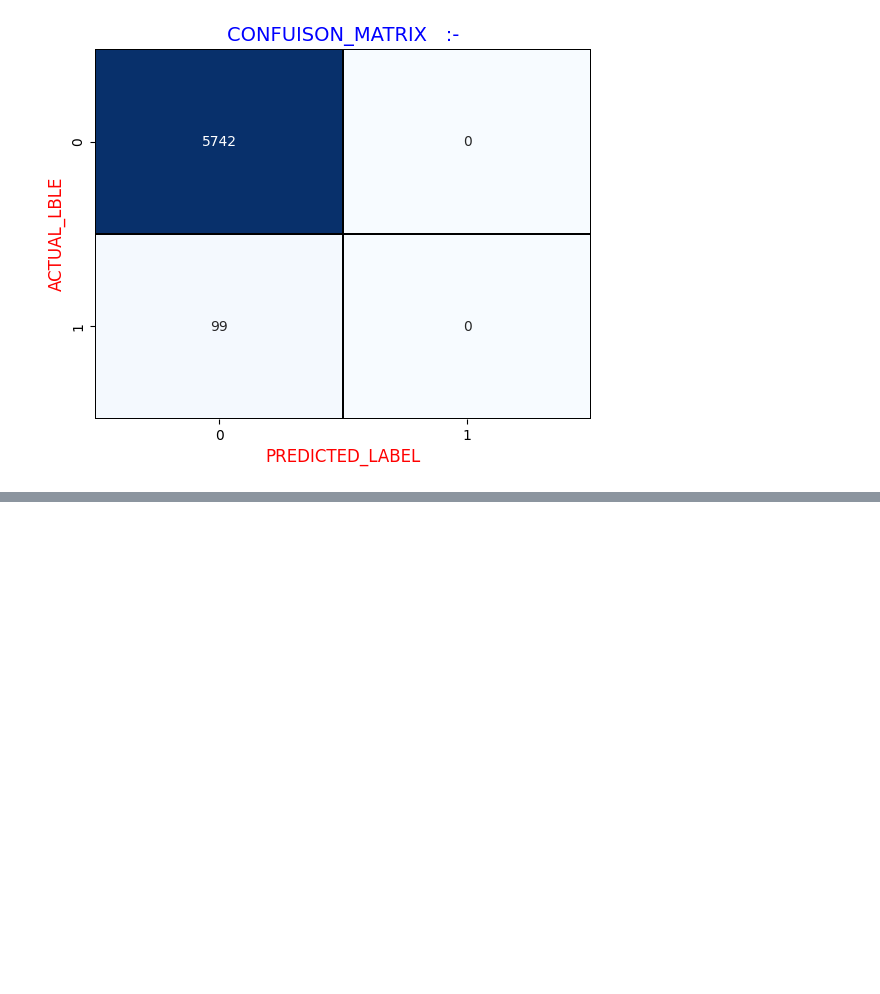
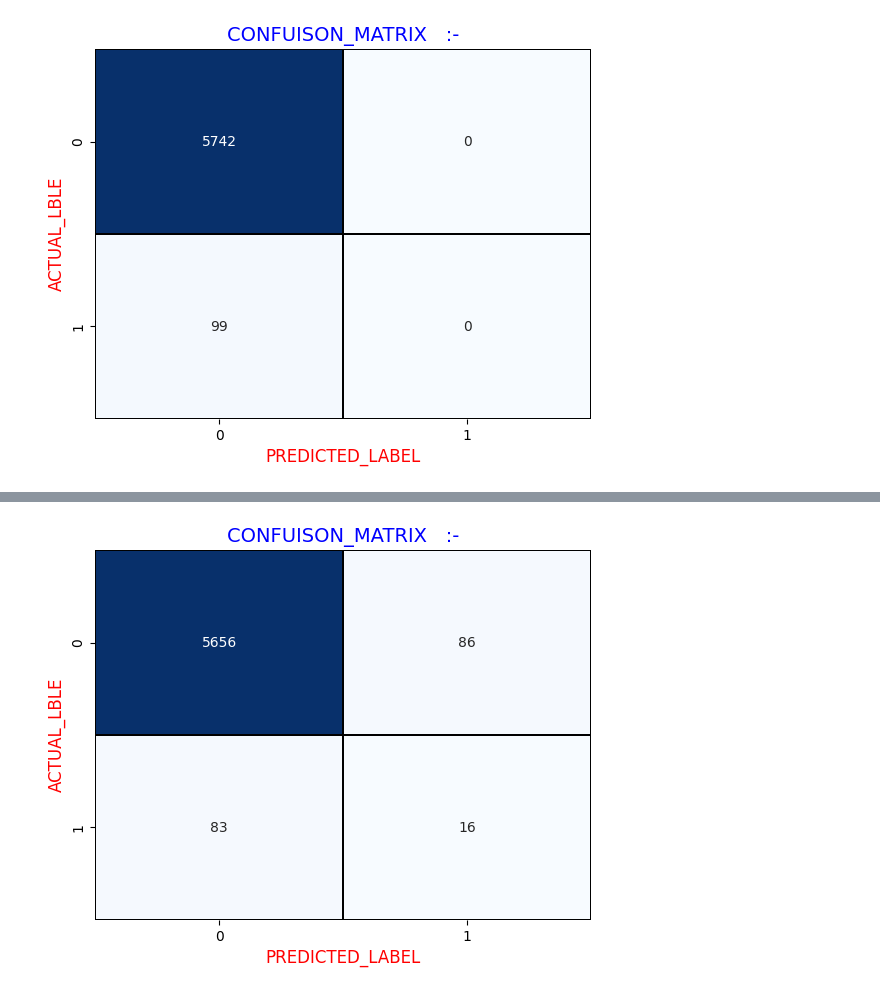
Before and after one commit to HarshGujarathi7/Data-Science-in-Finance--Independent-Study, a Jupyter notebook: Fraud_Detection_Data_Paper.ipynb, the cells around one changed output, grey strips where cells are left out. Drawn from its saved outputs; the diff is of its cells as text; code cells hidden in the pictures; blank space fills up the shorter version.

```diff
--- a/Fraud_Detection_Data_Paper.ipynb
+++ b/Fraud_Detection_Data_Paper.ipynb
@@ -462,3 +462,7 @@ plt.title("CONFUISON_MATRIX   :-",fontsize=14,color="b")
 plt.show()
 # %% [output]
 [figure]
+# %%
+tree=DecisionTreeClassifier()
+tree.fit(X_train, y_train)
+pred_tree=tree.predict(X_test)
@@ -464,0 +480,9 @@ plt.show()
+# %%
+sns.heatmap(metrics.confusion_matrix(y_test,pred_tree),annot=True,cbar=False
+            ,cmap="Blues",fmt="1",linecolor="Black",linewidth=0.3)
+plt.xlabel("PREDICTED_LABEL",fontsize=12,color='r')
+plt.ylabel("ACTUAL_LBLE",fontsize=12,color='r')
+plt.title("CONFUISON_MATRIX   :-",fontsize=14,color="b")
+plt.show()
+# %% [output]
+[figure, added]
```
Also changed, not shown: parts of 4 cells of this notebook.
